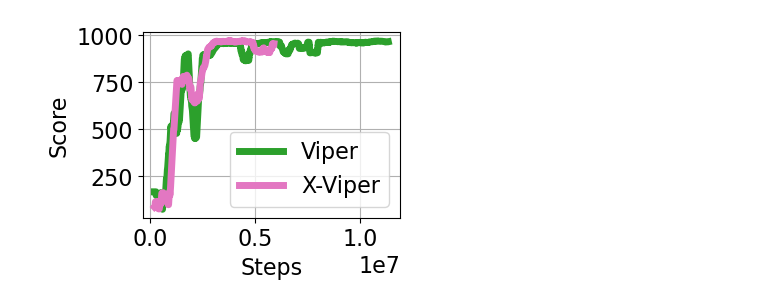
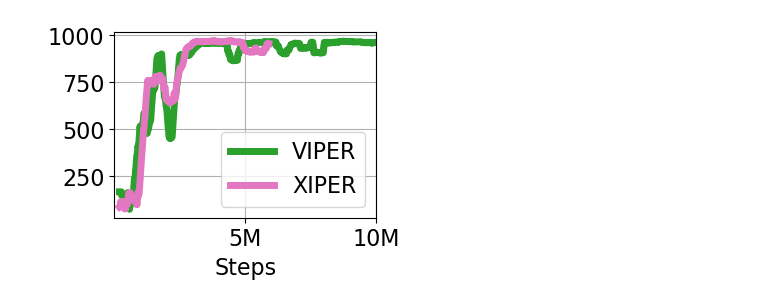
Before and after one commit to yangzhao-666/xiper, a Jupyter notebook: plot.ipynb, the cells around one changed output. Saved outputs shown, nothing was run; the diff lists cells and outputs as text; code cells hidden in the pictures.

Commit message:
added plot scripts

```diff
--- a/plot.ipynb
+++ b/plot.ipynb
@@ -21,6 +21,7 @@ def smooth(y, window_size=50):
     return np.convolve(y, np.ones(window_size)/window_size, mode='valid')
 
 def plot_agent_scores(jsonl_paths, labels=None, window_size=50):
+    from matplotlib.ticker import FuncFormatter
     color_list = ['tab:green', 'tab:pink', 'tab:grey', 'tab:blue']
     plt.figure(figsize=(4, 3))
 
@@ -40,13 +41,16 @@ def plot_agent_scores(jsonl_paths, labels=None, window_size=50):
         std=0
 
         label = labels[i] if labels else f"Agent {i+1}"
+        smoothed_steps = smoothed_steps/1e6
         plt.plot(smoothed_steps, smoothed_scores, label=label, c=color_list[i], linewidth=5)
         #plt.fill_between(smoothed_steps, smoothed_scores - std, smoothed_scores + std, alpha=0.2)
 
     plt.xlabel("Steps")
-    plt.ylabel("Score")
+    #plt.ylabel("Score")
+    plt.xticks([5, 10], ['5M', '10M'])  # Show only 5M and 10M
     plt.legend()
     plt.grid(True)
+    plt.xlim(0,10)
     plt.tight_layout()
     plt.show()
 # %%
@@ -69,5 +58,6 @@ plot_agent_scores(jsonl_paths, labels=["Viper", "X-Viper", "Oracle-Drv3", "Oracl
 # %%
 jsonl_paths = ["/home/zyang/XViper/logdir/dmc_cup_catch/2/scores.jsonl", "/home/zyang/XViper/logdir/dmc_cup_catch/20/scores.jsonl"]
-plot_agent_scores(jsonl_paths, labels=["Viper", "X-Viper"])
+#plot_agent_scores(jsonl_paths, labels=["VIPER", r'$\mathcal{X}$-VIPER'])
+plot_agent_scores(jsonl_paths, labels=["VIPER", 'XIPER'])
 # %% [output]
-[figure, old version]
+[figure, new version]
```
Also changed, not shown: parts of 11 cells of this notebook, 14 other files.
